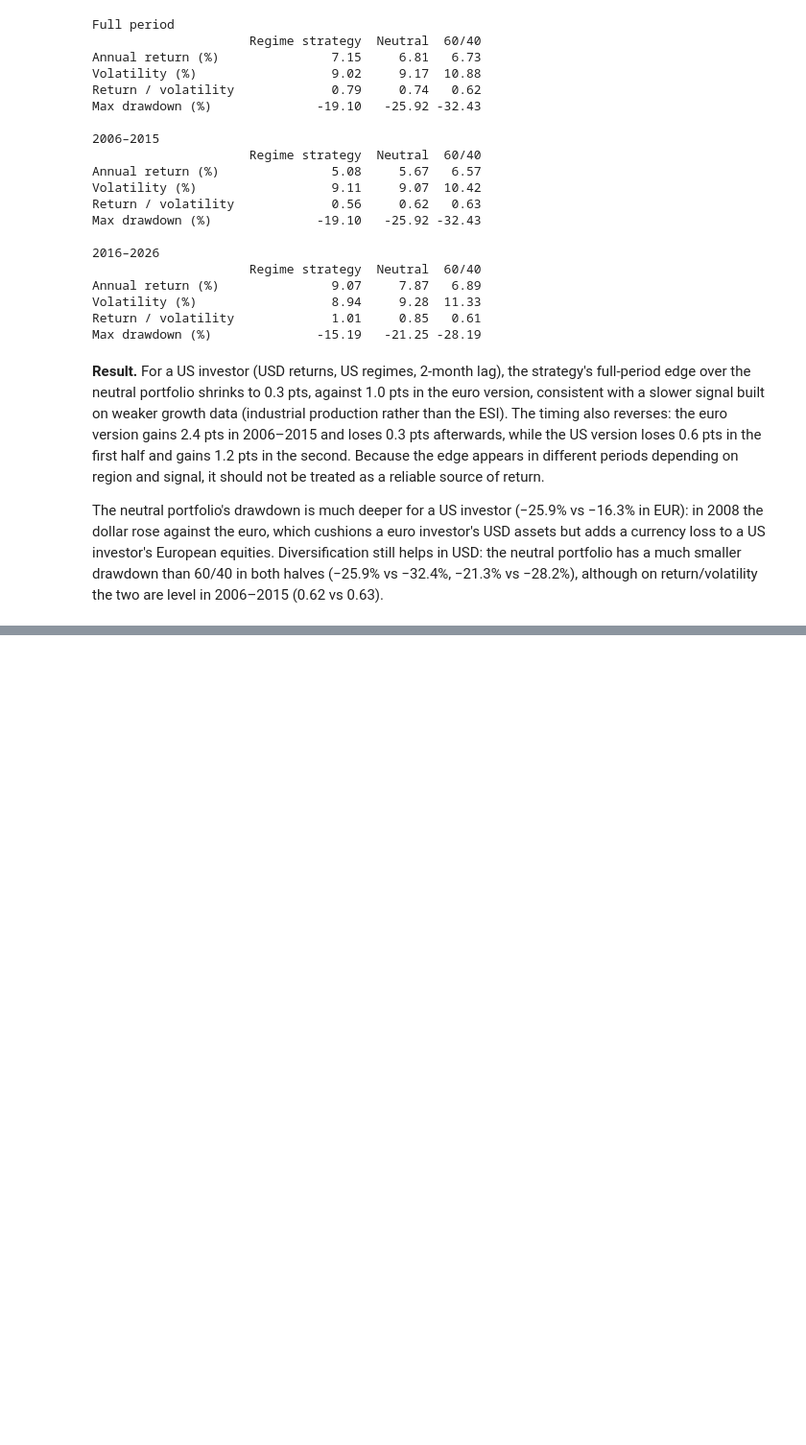
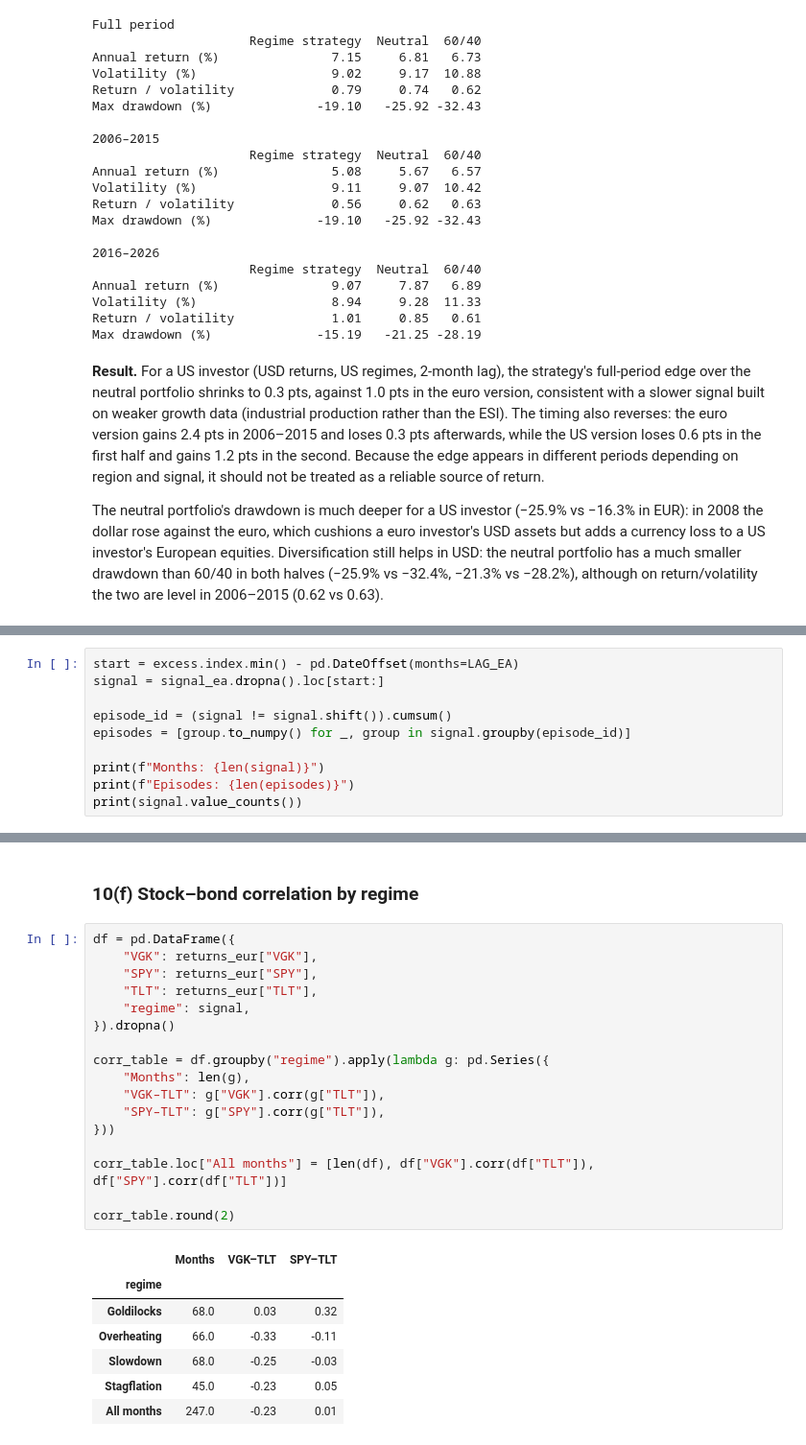
Before and after one commit to Dcobi/macro-regime-model, a Jupyter notebook: notebooks/03_backtest.ipynb, the cells around one changed output, grey strips where cells are left out. Shown at 96% size. Saved outputs shown, nothing was run; the diff lists cells and outputs as text; blank space fills up the shorter version.

```diff
--- a/notebooks/03_backtest.ipynb
+++ b/notebooks/03_backtest.ipynb
@@ -378,0 +438,10 @@ The neutral portfolio's drawdown is much deeper for a US investor (−25.9% vs
+# %%
+start = excess.index.min() - pd.DateOffset(months=LAG_EA)
+signal = signal_ea.dropna().loc[start:]
+
+episode_id = (signal != signal.shift()).cumsum()
+episodes = [group.to_numpy() for _, group in signal.groupby(episode_id)]
+
+print(f"Months: {len(signal)}")
+print(f"Episodes: {len(episodes)}")
+print(signal.value_counts())
@@ -378,0 +553,27 @@ The neutral portfolio's drawdown is much deeper for a US investor (−25.9% vs
+# %% [markdown]
+### 10(f) Stock–bond correlation by regime
+# %%
+df = pd.DataFrame({
+    "VGK": returns_eur["VGK"],
+    "SPY": returns_eur["SPY"],
+    "TLT": returns_eur["TLT"],
+    "regime": signal,
+}).dropna()
+
+corr_table = df.groupby("regime").apply(lambda g: pd.Series({
+    "Months": len(g),
+    "VGK–TLT": g["VGK"].corr(g["TLT"]),
+    "SPY–TLT": g["SPY"].corr(g["TLT"]),
+}))
+
+corr_table.loc["All months"] = [len(df), df["VGK"].corr(df["TLT"]), df["SPY"].corr(df["TLT"])]
+
+corr_table.round(2)
+# %% [output]
+|  | Months | VGK–TLT | SPY–TLT |
+| regime |  |  |  |
+| Goldilocks | 68.0 | 0.03 | 0.32 |
+| Overheating | 66.0 | -0.33 | -0.11 |
+| Slowdown | 68.0 | -0.25 | -0.03 |
+| Stagflation | 45.0 | -0.23 | 0.05 |
+| All months | 247.0 | -0.23 | 0.01 |
```
Also changed, not shown: parts of 15 cells of this notebook.
